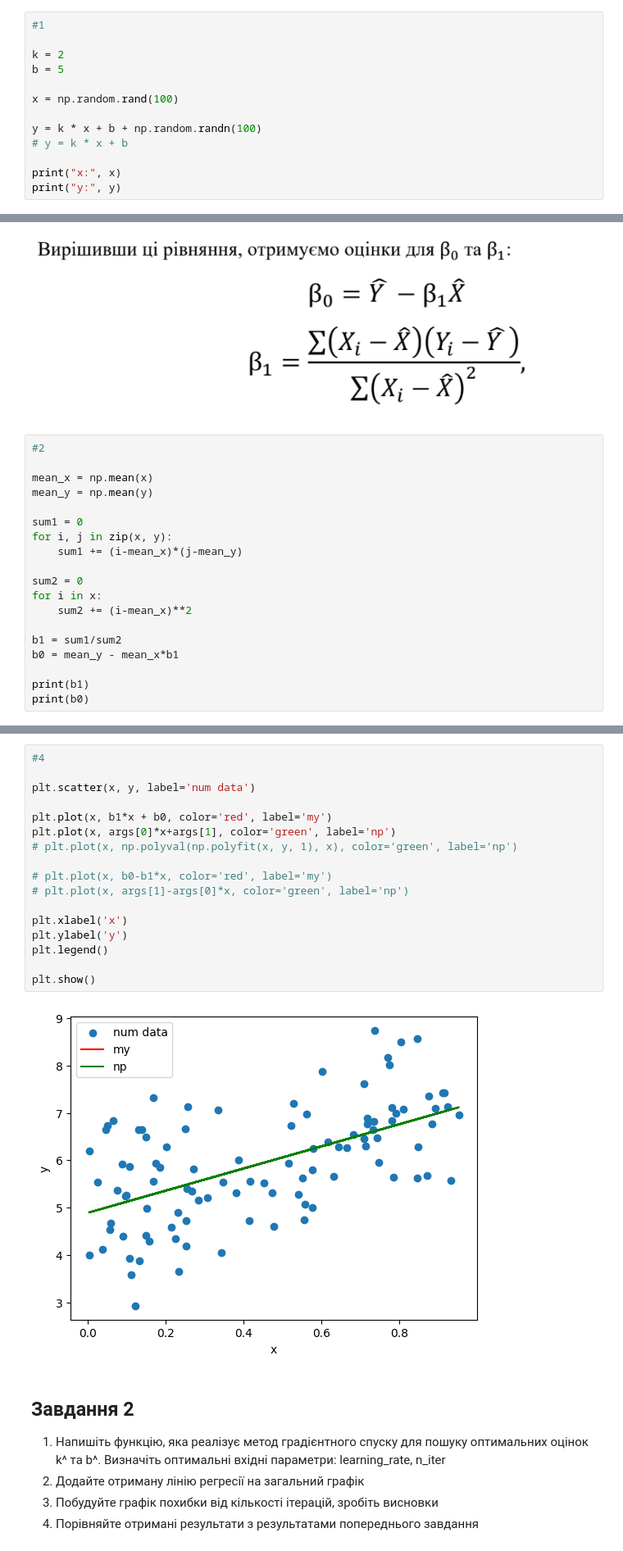
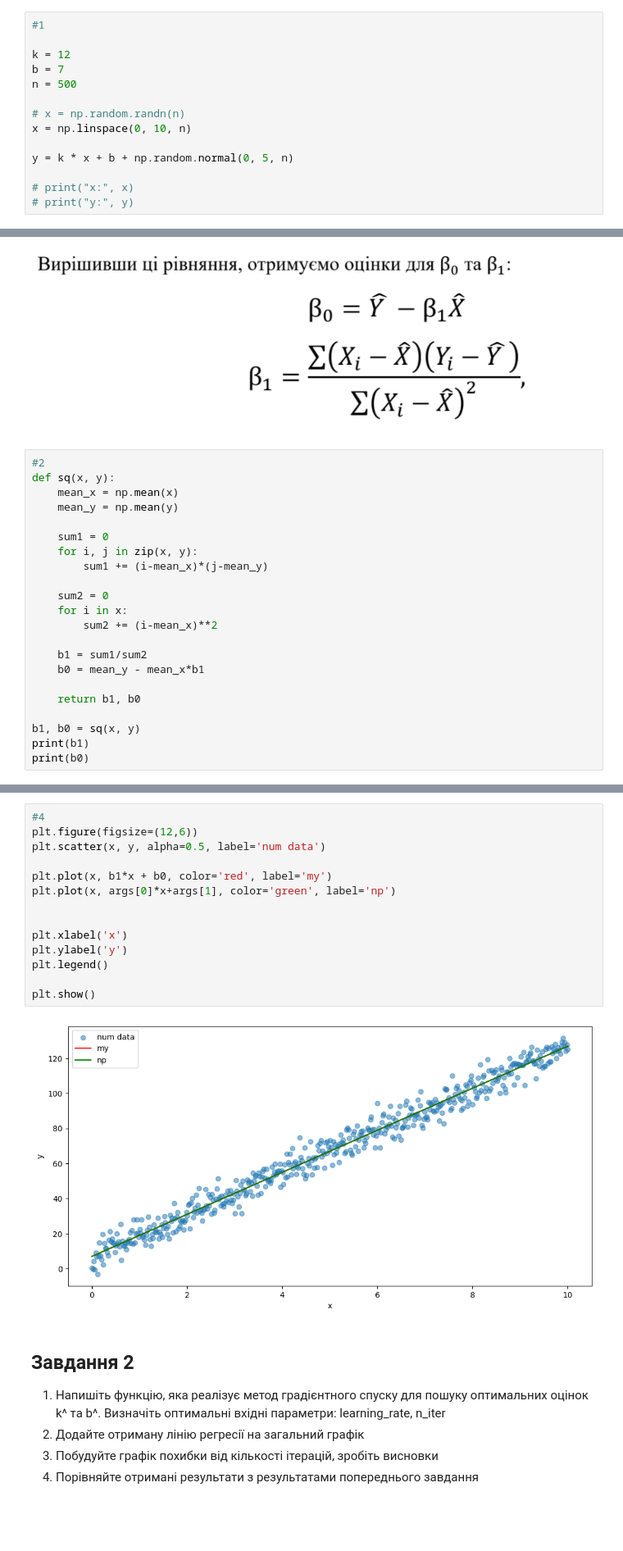
Before and after one commit to Lap-a/data_science-_kpi_ipt, a Jupyter notebook: data_science/lab6/lab6.ipynb, the cells around one changed output, grey strips where cells are left out. Shown: that part at 82% size. Cells and saved outputs as stored; diff of their text form; blank space fills up the shorter version.

```diff
--- a/data_science/lab6/lab6.ipynb
+++ b/data_science/lab6/lab6.ipynb
@@ -19,13 +19,14 @@ import matplotlib.pyplot as plt
 # %%
 #1
 
-k = 2
-b = 5
+k = 12
+b = 7
+n = 500
 
-x = np.random.rand(100)
+# x = np.random.randn(n)
+x = np.linspace(0, 10, n)
 
-y = k * x + b + np.random.randn(100)
-# y = k * x + b
+y = k * x + b + np.random.normal(0, 5, n)
 
-print("x:", x)
-print("y:", y)
+# print("x:", x)
+# print("y:", y)
@@ -51,21 +34,24 @@ x: [0.77277433 0.47624239 0.41493497 0.00384598 0.27125266 0.55072131
 ![image.png](attachment:image.png)
 # %%
 #2
+def sq(x, y):
+    mean_x = np.mean(x)
+    mean_y = np.mean(y)
 
-mean_x = np.mean(x)
-mean_y = np.mean(y)
+    sum1 = 0
+    for i, j in zip(x, y):
+        sum1 += (i-mean_x)*(j-mean_y)
 
-sum1 = 0
-for i, j in zip(x, y):
-    sum1 += (i-mean_x)*(j-mean_y)
+    sum2 = 0
+    for i in x:
+        sum2 += (i-mean_x)**2
 
-sum2 = 0
-for i in x:
-    sum2 += (i-mean_x)**2
+    b1 = sum1/sum2
+    b0 = mean_y - mean_x*b1
 
-b1 = sum1/sum2
-b0 = mean_y - mean_x*b1
+    return b1, b0
 
+b1, b0 = sq(x, y)
 print(b1)
 print(b0)
 # %% [output]
@@ -82,22 +68,19 @@ print(args)
 # %%
 #4
-
-plt.scatter(x, y, label='num data')
+plt.figure(figsize=(12,6))
+plt.scatter(x, y, alpha=0.5, label='num data')
 
 plt.plot(x, b1*x + b0, color='red', label='my')
 plt.plot(x, args[0]*x+args[1], color='green', label='np')
-# plt.plot(x, np.polyval(np.polyfit(x, y, 1), x), color='green', label='np')
 
-# plt.plot(x, b0-b1*x, color='red', label='my')
-# plt.plot(x, args[1]-args[0]*x, color='green', label='np')
 
 plt.xlabel('x')
 plt.ylabel('y')
 plt.legend()
 
 plt.show()
 # %% [output]
-[figure, old version]
+[figure, new version]
 # %% [markdown]
 ## Завдання 2
 1. Напишіть функцію, яка реалізує метод градієнтного спуску для пошуку оптимальних
```
Also changed, not shown: parts of 6 cells of this notebook.
